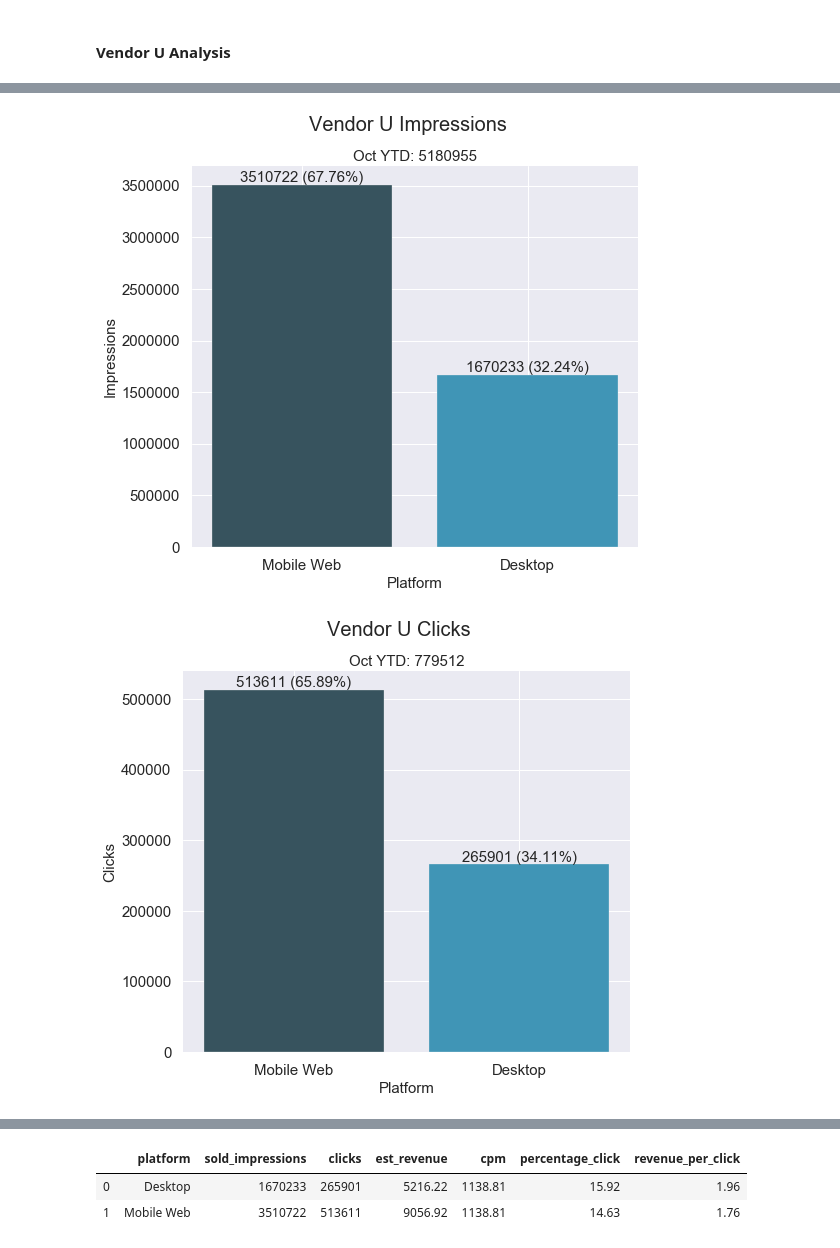
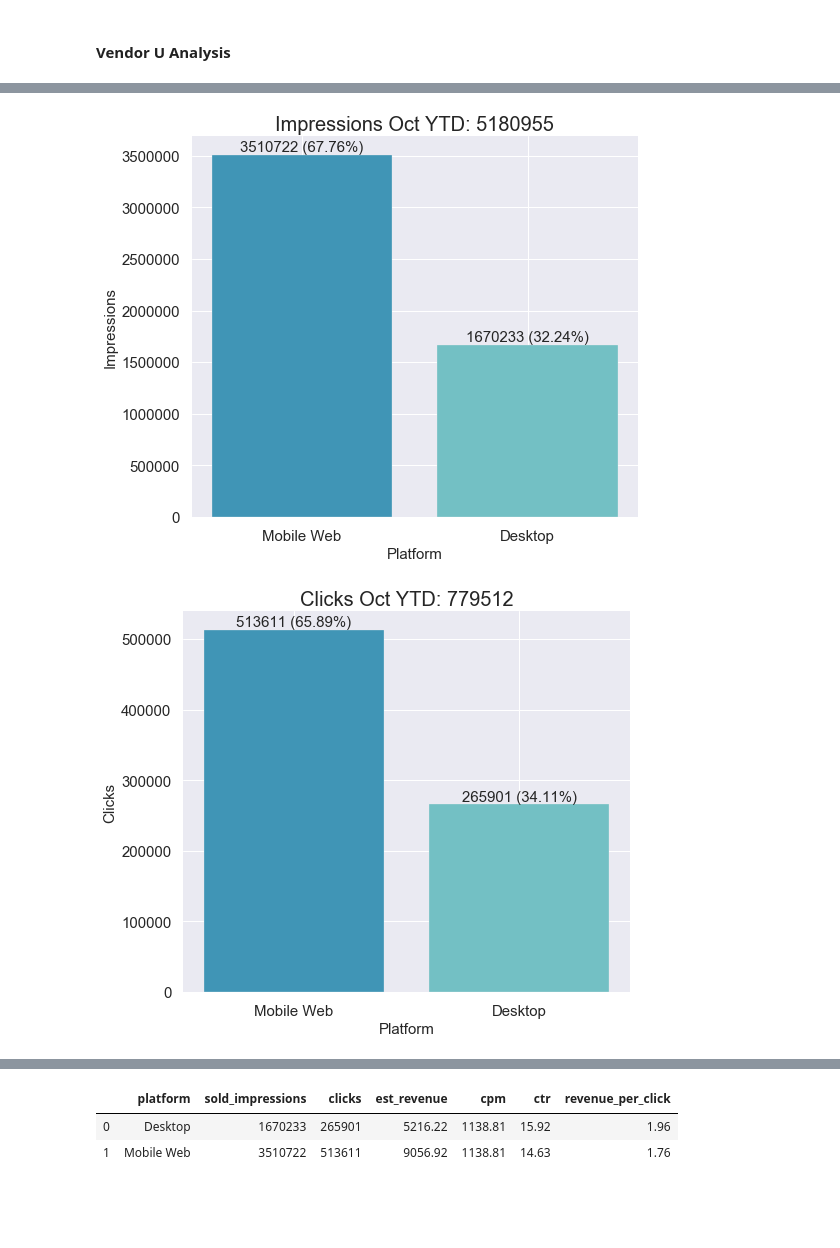
Before and after one commit to valmadrid/EDA-using-SQLite-Python, a Jupyter notebook: challenge_1.ipynb, the cells around one changed output, grey strips where cells are left out. Drawn from its saved outputs; the diff is of its cells as text; code cells hidden in the pictures; blank space fills up the shorter version.

```diff
--- a/challenge_1.ipynb
+++ b/challenge_1.ipynb
@@ -24,7 +24,7 @@ import math
 %matplotlib inline
 import matplotlib.pyplot as plt
 import seaborn as sns
-sns.set_style("dark")
+sns.set_style("white")
 sns.set_context("paper", font_scale=1.8)
 sns.set_palette("GnBu_d")
 
@@ -587,13 +554,13 @@ df_report
 [interactive output not drawn]
 # %%
 temp = df_u.groupby(["month", "platform"]).sum().reset_index()
-temp["percentage_click"] = temp["clicks"] / temp["sold_impressions"] * 100
+temp["ctr"] = temp["clicks"] / temp["sold_impressions"] * 100
 temp["revenue_per_click"] = temp["est_revenue"] / temp["clicks"] * 100
 
 for col, title in {
         "sold_impressions": "Impressions",
         "clicks": "Clicks",
-        "percentage_click": "Clicks over Impressions (%)",
+        "ctr": "Click Through Rate (%)",
         "est_revenue": "Revenue ($)",
         "revenue_per_click": "Revenue ($) per Click",
         "cpm": "CPM"
@@ -610,7 +577,7 @@ for col, title in {
             y=col,
             hue="platform",
             data=temp,
-            palette="GnBu_d",
+            color=["C2", "C4"],
         )
         handles, labels = graph.get_legend_handles_labels()
         handles.remove(handles[1])
@@ -623,7 +590,6 @@ for col, title in {
     plt.yticks(fontsize=15)
     plt.xlabel("Month", fontsize=15)
     plt.ylabel(title, fontsize=15)
-    plt.suptitle("Vendor U", fontsize=20)
-    plt.title("{} per Month".format(title), fontsize=15)
+    plt.title("{} per Month".format(title), fontsize=20)
     plt.show()
 # %% [output]
@@ -636,31 +602,50 @@ for col, title in {
 # %%
 temp = df_u.groupby(["platform"]).sum().reset_index()
-temp["percentage_click"] = temp["clicks"] / temp["sold_impressions"] * 100
+temp["ctr"] = temp["clicks"] / temp["sold_impressions"] * 100
 temp["revenue_per_click"] = temp["est_revenue"] / temp["clicks"] * 100
 
 for col, title in {
         "sold_impressions": "Impressions",
         "clicks": "Clicks",
         "est_revenue": "Revenue ($)"
 }.items():
     plt.figure(figsize=(8, 7))
     temp = temp.sort_values(col, ascending=False)
-    graph = plt.bar(temp.platform, temp[col], color=["C0", "C2"])
-    plt.title("Oct YTD: {}".format(round(sum(temp[col]), 2)), fontsize=15)
-    plt.suptitle("Vendor U {}".format(title), fontsize=20)
+    graph = plt.bar(temp.platform, temp[col], color=["C2", "C4"])
+    plt.title("{} Oct YTD: {}".format(title, round(sum(temp[col]), 2)), fontsize=20)
     plt.xlabel("Platform", fontsize=15)
     plt.yticks(fontsize=15)
     plt.xticks(fontsize=15)
     plt.ylabel(title, fontsize=15)
     for bar, x in zip(graph, temp[col].values):
         plt.text(bar.get_x() + bar.get_width() / 2.0,
                  bar.get_height(),
                  "{} ({}%)".format(round(x, 2),
                                    round(x / sum(temp[col]) * 100, 2)),
                  fontsize=15,
                  ha="center",
                  va="bottom")
     plt.show()
+
+for col, title in {
+        "ctr": "Click Through Rate (%)",
+        "revenue_per_click": "Revenue per Click ($)"
+}.items():
+    plt.figure(figsize=(8, 7))
+    graph = plt.bar(temp.platform, temp[col], color=["C2", "C4"])
+    plt.title("{} Oct YTD".format(title), fontsize=20)
+    plt.xlabel("Platform", fontsize=15)
+    plt.yticks(fontsize=15)
+    plt.xticks(fontsize=15)
+    plt.ylabel(title, fontsize=15)
+    for bar, x in zip(graph, temp[col].values):
+        plt.text(bar.get_x() + bar.get_width() / 2.0,
+                 bar.get_height(),
+                 "{}".format(round(x, 2)),
+                 fontsize=15,
+                 ha="center",
+                 va="bottom")
+    plt.show()
 # %% [output]
-[figure, old version]
+[figure, new version]
-[figure, old version]
+[figure, new version]
@@ -668,10 +655,10 @@ for col, title in {
 # %%
 temp = df_u.groupby(["platform"]).sum().reset_index()
-temp["percentage_click"] = temp["clicks"] / temp["sold_impressions"] * 100
+temp["ctr"] = temp["clicks"] / temp["sold_impressions"] * 100
 temp["revenue_per_click"] = temp["est_revenue"] / temp["clicks"] * 100
 temp
 # %% [output]
-|  | platform | sold_impressions | clicks | est_revenue | cpm | percentage_click | revenue_per_click |
+|  | platform | sold_impressions | clicks | est_revenue | cpm | ctr | revenue_per_click |
 | 0 | Desktop | 1670233 | 265901 | 5216.22 | 1138.81 | 15.92 | 1.96 |
 | 1 | Mobile Web | 3510722 | 513611 | 9056.92 | 1138.81 | 14.63 | 1.76 |
 # %%
```
Also changed, not shown: parts of 8 cells of this notebook.
